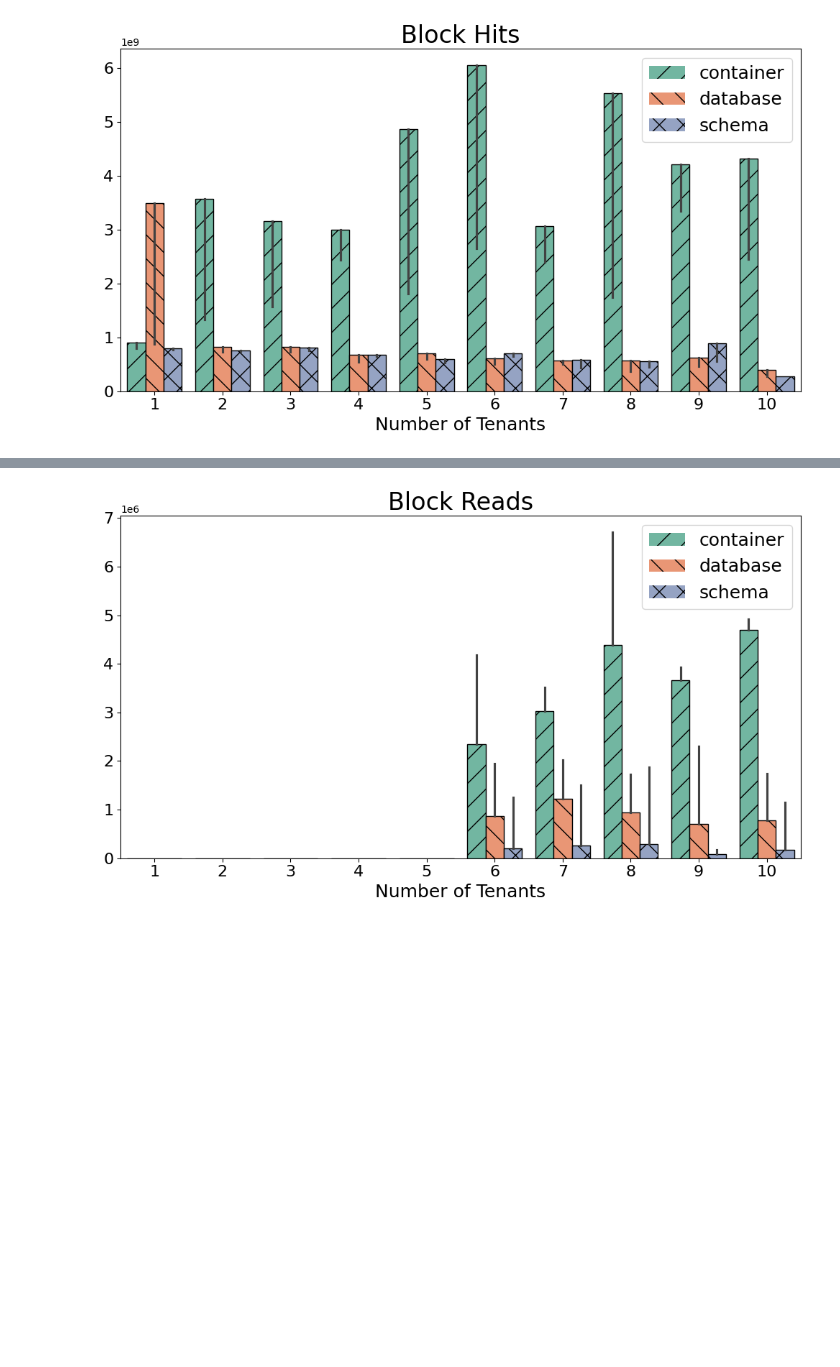
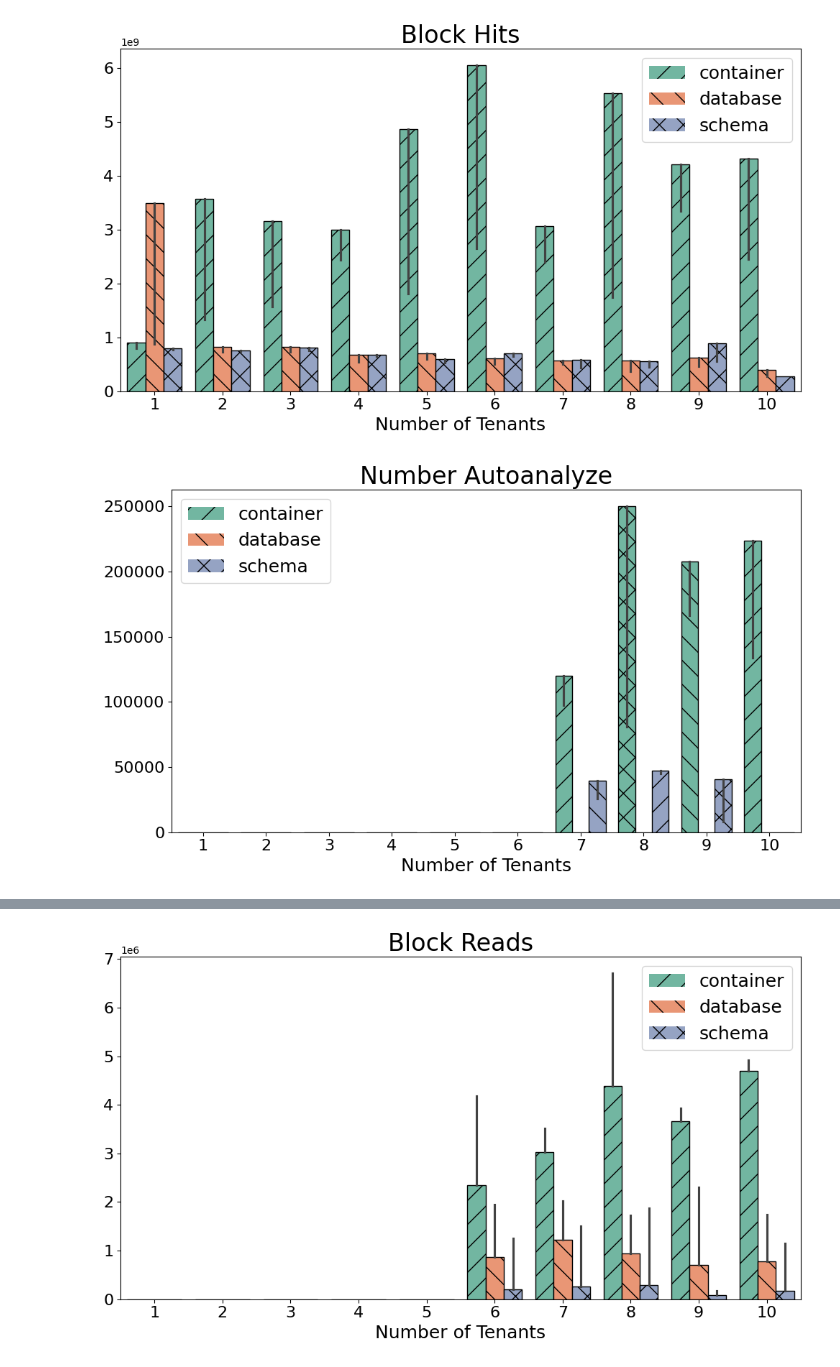
Before and after one commit to Beuth-Erdelt/Benchmark-Experiment-Host-Manager, a Jupyter notebook: dev/MT-Benchbase-Merge-PVC-args-metrics.ipynb, the cells around one changed output, grey strips where cells are left out. Cells and saved outputs as stored; diff of their text form; code cells hidden in the pictures; blank space fills up the shorter version.

Commit message:
Bexhoma: Monitoring per app as option

```diff
--- a/dev/MT-Benchbase-Merge-PVC-args-metrics.ipynb
+++ b/dev/MT-Benchbase-Merge-PVC-args-metrics.ipynb
@@ -323,6 +323,22 @@ def show_summary_monitoring_table(evaluate, component):
     df_cleaned.columns = ["Cache Hit Ratio [%]"]
     #if not df_cleaned.empty:
     df_monitoring.append(df_cleaned.copy())
+    ##########
+    df = evaluate.get_monitoring_metric(metric='pg_stat_user_tables_autoanalyze_count', component=component)*100.
+    #df = evaluate.get_loading_metrics('total_cpu_memory_cached')/1024
+    df = df.max().sort_index() - df.min().sort_index() # compute difference of counter
+    df_cleaned = pd.DataFrame(df)
+    df_cleaned.columns = ["Number Autoanalyze"]
+    #if not df_cleaned.empty:
+    df_monitoring.append(df_cleaned.copy())
+    ##########
+    df = evaluate.get_monitoring_metric(metric='pg_stat_user_tables_autovacuum_count', component=component)*100.
+    #df = evaluate.get_loading_metrics('total_cpu_memory_cached')/1024
+    df = df.max().sort_index() - df.min().sort_index() # compute difference of counter
+    df_cleaned = pd.DataFrame(df)
+    df_cleaned.columns = ["Number Autovacuum"]
+    #if not df_cleaned.empty:
+    df_monitoring.append(df_cleaned.copy())
     return df_monitoring
 
 
@@ -373,6 +389,8 @@ def get_monitoring(evaluation, type="stream"):
             'Heap Reads': 'sum',
             'Sync Time': 'sum',
             'Write Time': 'sum',
+            'Number Autoanalyze': 'sum',
+            'Number Autovacuum': 'sum',
             'Cache Hit Ratio [%]': 'mean',
         }).reset_index()
         return result
@@ -654,3 +672,10 @@ plot_bars(df_performance, y='Block Hits', title='Block Hits', estimator='max')
 #plot_boxplots(df, y='Block Hits', title='Block Hits')
 # %% [output]
 [figure]
+# %%
+df = df_performance[df_performance['client']=='1']
+#df = df_performance.copy()
+plot_bars(df_performance, y='Number Autoanalyze', title='Number Autoanalyze', estimator='max')
+#plot_boxplots(df, y='Block Hits', title='Block Hits')
+# %% [output]
+[figure, added]
```
Also changed, not shown: parts of 3 cells of this notebook, 11 other files.
